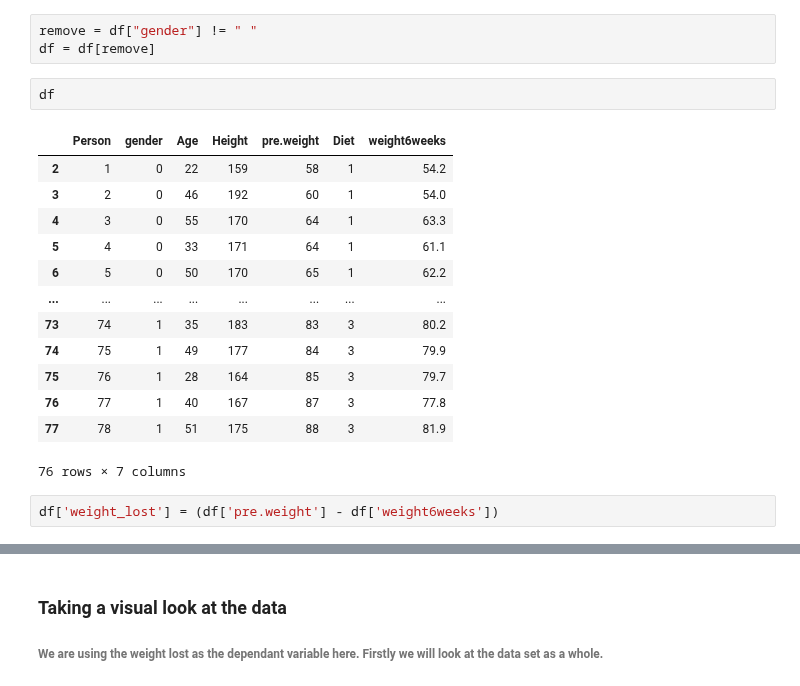
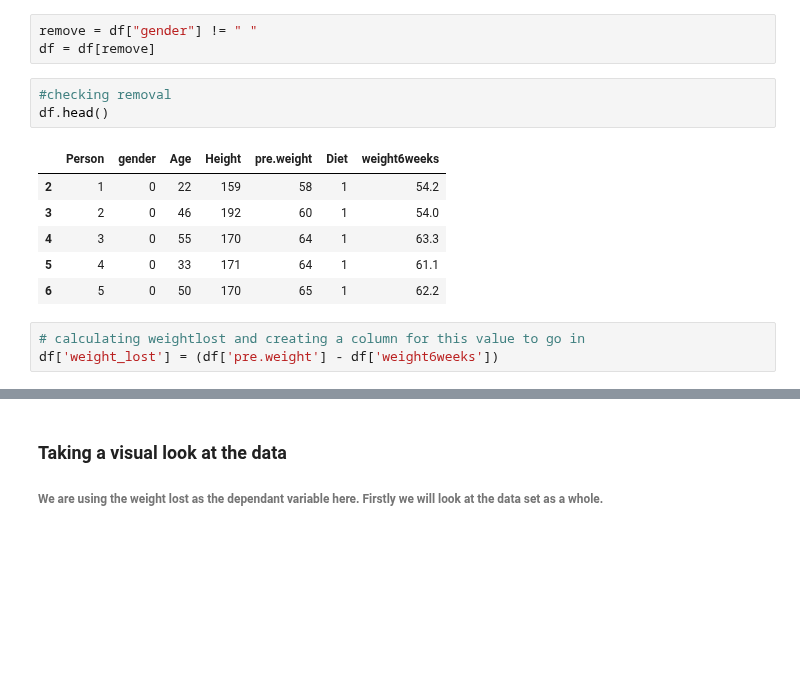
Before and after one commit to Jonathangmit/Machine-learning-and-statistics, a Jupyter notebook: scipy-stats.ipynb, the cells around one changed output, grey strips where cells are left out. Drawn from its saved outputs; the diff is of its cells as text; blank space fills up the shorter version.

```diff
--- a/scipy-stats.ipynb
+++ b/scipy-stats.ipynb
@@ -84,21 +78,16 @@ df
 remove = df["gender"] != " "
 df = df[remove]
 # %%
-df
+#checking removal
+df.head()
 # %% [output]
 |  | Person | gender | Age | Height | pre.weight | Diet | weight6weeks |
 | 2 | 1 | 0 | 22 | 159 | 58 | 1 | 54.2 |
 | 3 | 2 | 0 | 46 | 192 | 60 | 1 | 54.0 |
 | 4 | 3 | 0 | 55 | 170 | 64 | 1 | 63.3 |
 | 5 | 4 | 0 | 33 | 171 | 64 | 1 | 61.1 |
 | 6 | 5 | 0 | 50 | 170 | 65 | 1 | 62.2 |
-| ... | ... | ... | ... | ... | ... | ... | ... |
-| 73 | 74 | 1 | 35 | 183 | 83 | 3 | 80.2 |
-| 74 | 75 | 1 | 49 | 177 | 84 | 3 | 79.9 |
-| 75 | 76 | 1 | 28 | 164 | 85 | 3 | 79.7 |
-| 76 | 77 | 1 | 40 | 167 | 87 | 3 | 77.8 |
-| 77 | 78 | 1 | 51 | 175 | 88 | 3 | 81.9 |
-76 rows × 7 columns
 # %%
+# calculating weightlost and creating a column for this value to go in
 df['weight_lost'] = (df['pre.weight'] - df['weight6weeks'])
 # %%
```
Also changed, not shown: parts of 55 cells of this notebook.
